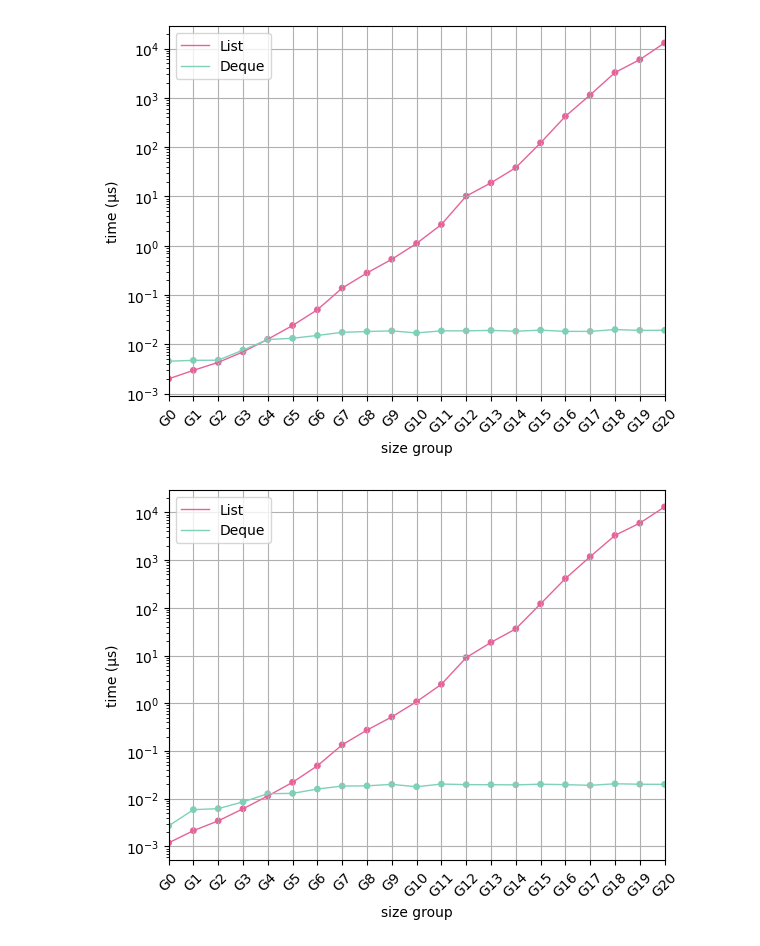
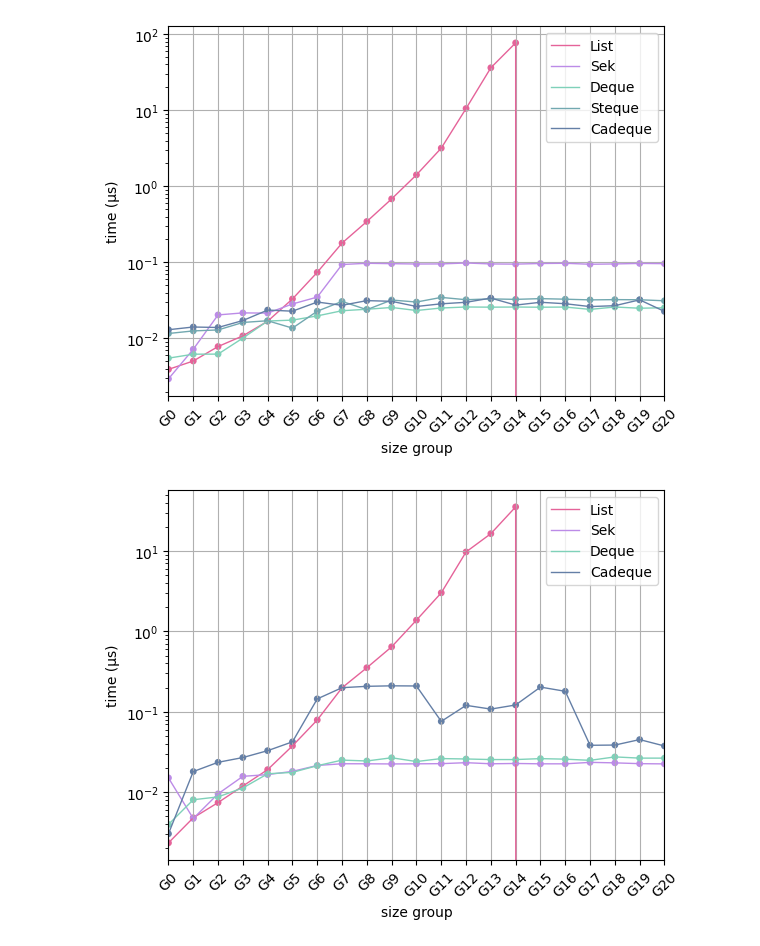
Before and after one commit to JulesViennotFranca/VerifiedCatenableDeque, a Jupyter notebook: bench/graphics.ipynb, the cells around one changed output. Saved outputs shown, nothing was run; the diff lists cells and outputs as text; code cells hidden in the pictures.

```diff
--- a/bench/graphics.ipynb
+++ b/bench/graphics.ipynb
@@ -128,22 +120,14 @@ plot_time_data_2D(data, [list, deque])
 # %%
 # Graph for inject
-
-file = "./tmp/inject.csv"
-data = pd.read_csv(file)
-
-# plot_time_data_2D(data, [list, sek, deque, steque, cadeque], scale='log')
-plot_time_data_2D(data, [list, deque], scale='log')
+data = pd.read_csv("./tmp/inject.csv")
+plot_time_data_2D(data, [list, sek, deque, steque, cadeque], scale='log')
 # %% [output]
-[figure, old version]
+[figure, new version]
 # %%
 # Graph for eject
-
-file = "./tmp/eject.csv"
-data = pd.read_csv(file)
-
-# plot_time_data_2D(data, [list, sek, deque, cadeque], scale='log')
-plot_time_data_2D(data, [list, deque], scale='log')
+data = pd.read_csv("./tmp/eject.csv")
+plot_time_data_2D(data, [list, sek, deque, cadeque], scale='log')
 # %% [output]
-[figure, old version]
+[figure, new version]
 # %%
 # Graph for concat
```
Also changed, not shown: parts of 4 cells of this notebook.
